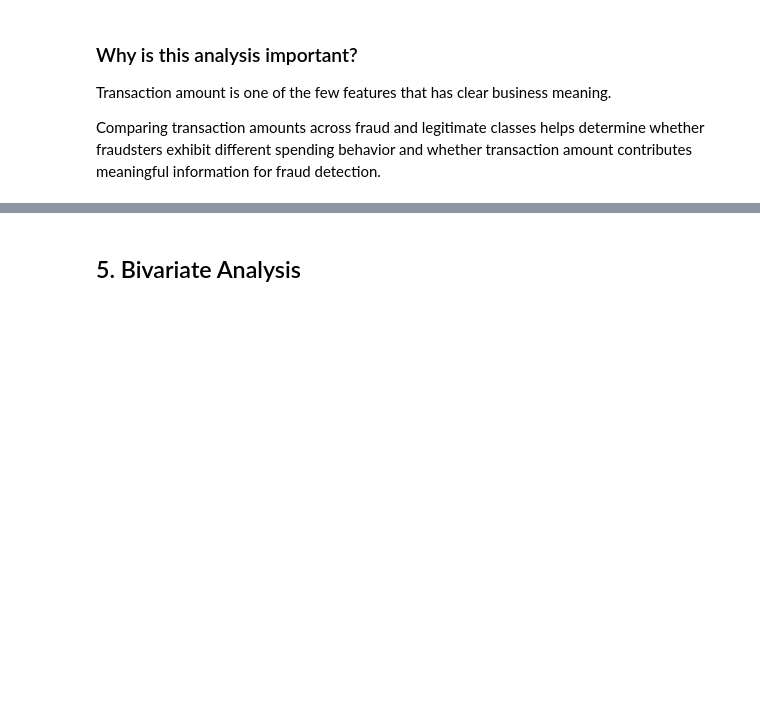
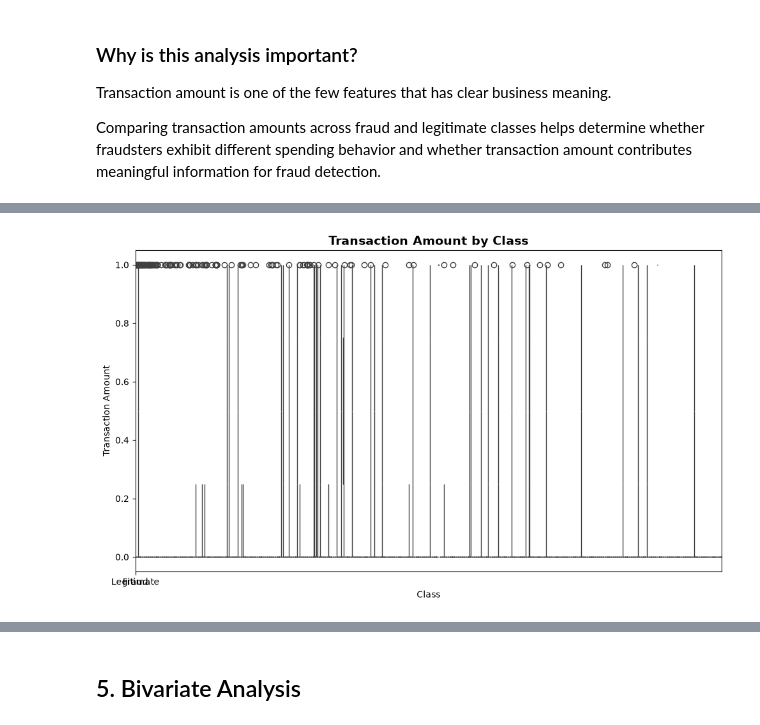
Before and after one commit to Anujjadaun97/Fraud-Detection, a Jupyter notebook: notebooks/03_EDA.ipynb, the cells around one changed output, grey strips where cells are left out. Cells and saved outputs as stored; diff of their text form; code cells hidden in the pictures; blank space fills up the shorter version.

Commit message:
feat: initialize exploratory data analysis notebook and generate initial distribution and fraud-amount plots

```diff
--- a/notebooks/03_EDA.ipynb
+++ b/notebooks/03_EDA.ipynb
@@ -320,0 +351,32 @@ Comparing transaction amounts across fraud and legitimate classes helps determin
+# %%
+# Transaction Amount vs Class Boxplot
+
+plt.figure(figsize=(10,6))
+
+sns.boxplot(
+    data=df,
+    x= 'Amount',
+    y= 'Class'
+)
+
+# Improve labels
+plt.title("Transaction Amount by Class", fontsize=14, fontweight='bold')
+plt.xlabel("Class")
+plt.ylabel("Transaction Amount")
+
+# Rename x-axis labels
+plt.xticks([0, 1], ["Legitimate", "Fraud"])
+
+# Save figure
+plt.tight_layout()
+
+
+plt.savefig(
+    "../reports/figures/fraud_vs_amount_boxplot.png",
+    dpi=300,
+    bbox_inches="tight"
+)
+
+plt.show()
+# %% [output]
+[figure, added]
```
Also changed, not shown: parts of 12 cells of this notebook, 3 other files.
